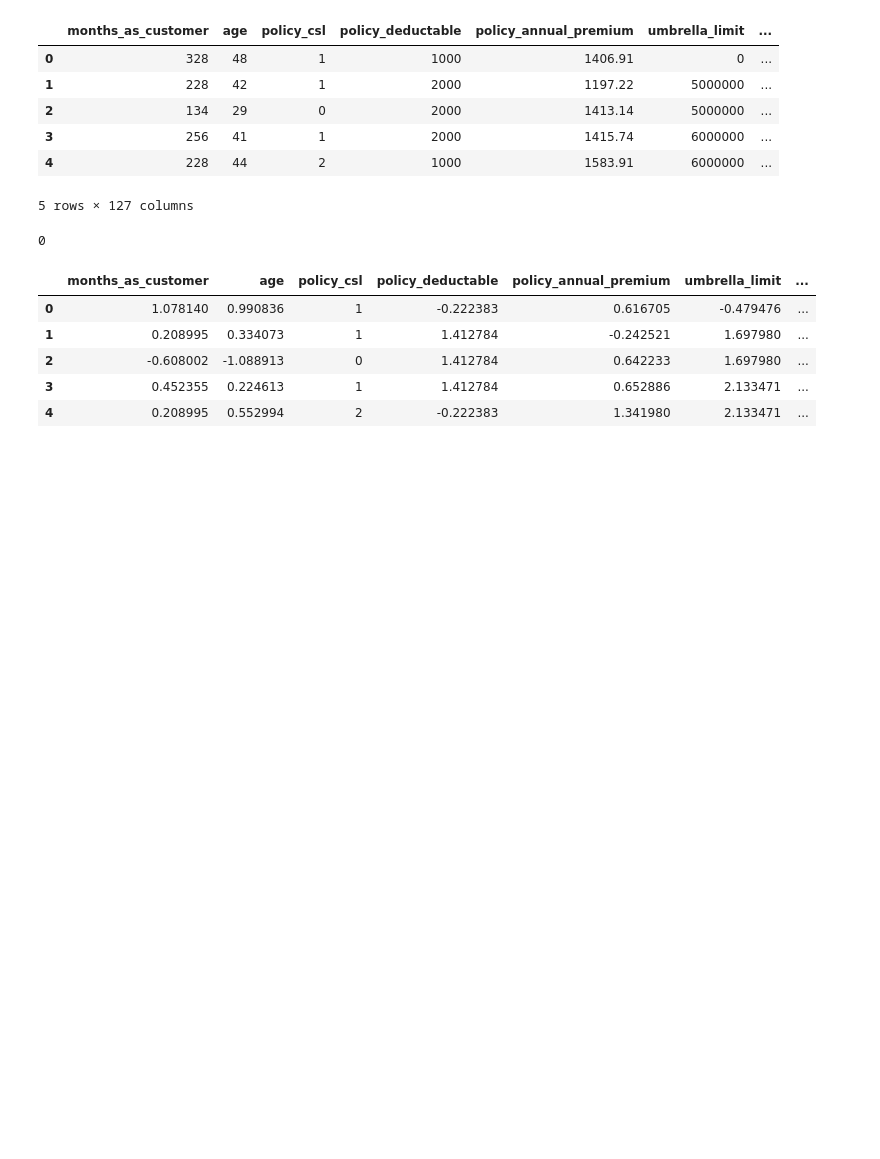
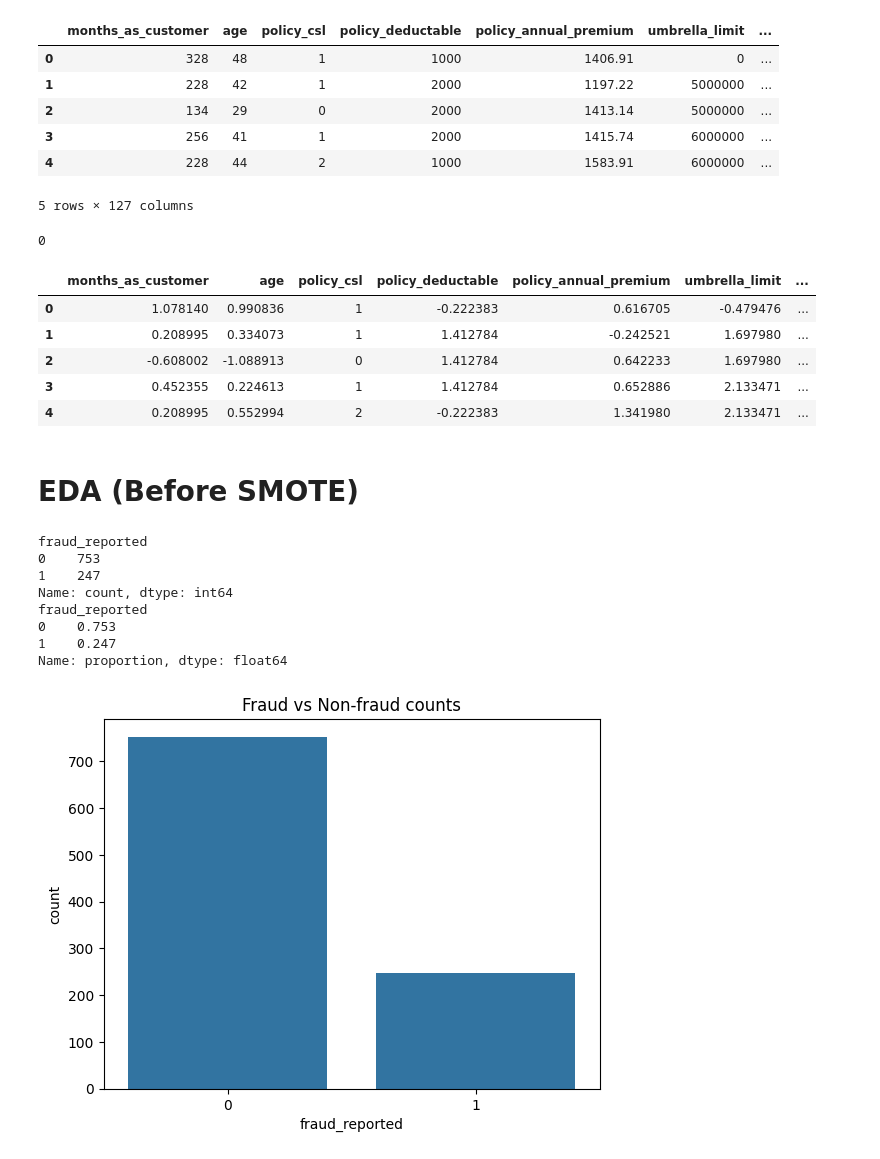
Before and after one commit to dths8/DSA4263_Vehicle-Insurance-Fraud-Detection, a Jupyter notebook: data/data_preprocessing.ipynb, the cells around one changed output. Saved outputs shown, nothing was run; the diff lists cells and outputs as text; code cells hidden in the pictures; blank space fills up the shorter version.

Commit message:
Created new SMOTE and ADASYN dataset to balance the original dataset and performed EDA on all datasets

```diff
--- a/data/data_preprocessing.ipynb
+++ b/data/data_preprocessing.ipynb
@@ -269,3 +269,22 @@ df.head()
 | 2 | -0.608002 | -1.088913 | 0 | 1.412784 | 0.642233 | 1.697980 | ... |
 | 3 | 0.452355 | 0.224613 | 1 | 1.412784 | 0.652886 | 2.133471 | ... |
 | 4 | 0.208995 | 0.552994 | 2 | -0.222383 | 1.341980 | 2.133471 | ... |
+# %% [markdown]
+# EDA (Before SMOTE)
+# %%
+print(df['fraud_reported'].value_counts())
+print(df['fraud_reported'].value_counts(normalize=True))
+
+sns.countplot(data=df, x='fraud_reported')
+plt.title("Fraud vs Non-fraud counts")
+plt.show()
+# %% [output]
+fraud_reported
+0    753
+1    247
+Name: count, dtype: int64
+fraud_reported
+0    0.753
+1    0.247
+Name: proportion, dtype: float64
+[figure, added]
```
Also changed, not shown: parts of 25 cells of this notebook, 1 other file.
